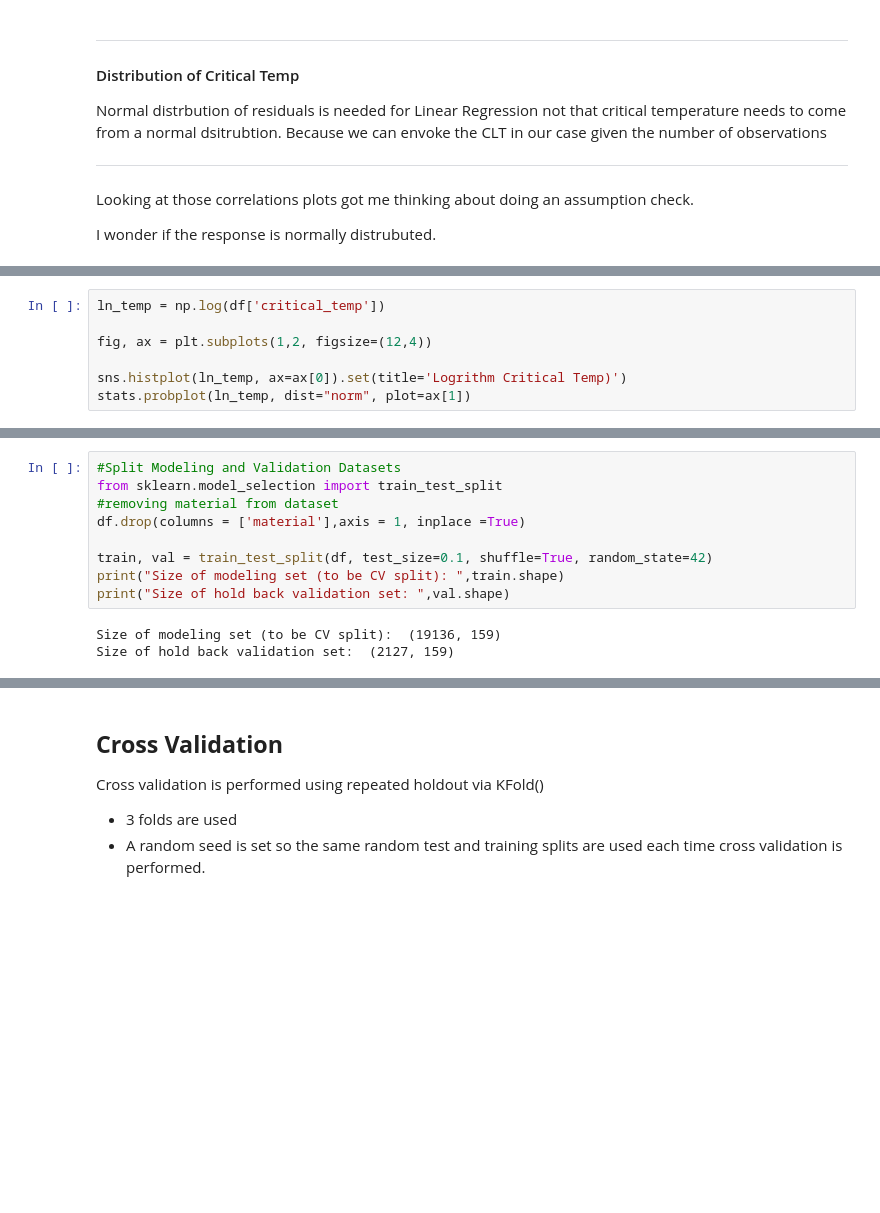
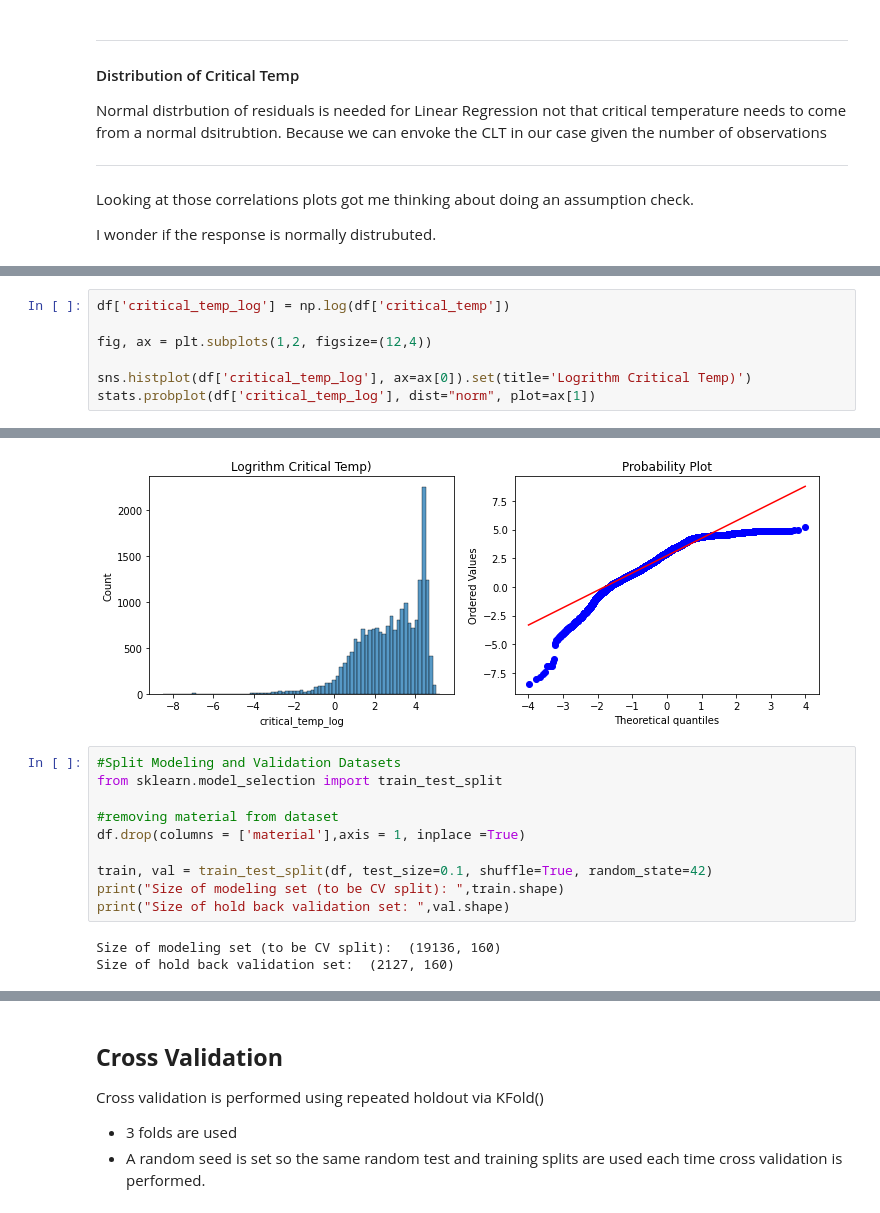
Before and after one commit to JosephLazarus/QTW, a Jupyter notebook: Case Study 1/Case Study 1-simplier.ipynb, the cells around one changed output, grey strips where cells are left out. Drawn from its saved outputs; the diff is of its cells as text; blank space fills up the shorter version.

```diff
--- a/Case Study 1/Case Study 1-simplier.ipynb
+++ b/Case Study 1/Case Study 1-simplier.ipynb
@@ -261,10 +264,10 @@ stats.probplot(df['critical_temp'], dist="norm", plot=ax[1])
 # %%
-ln_temp = np.log(df['critical_temp'])
+df['critical_temp_log'] = np.log(df['critical_temp'])
 
 fig, ax = plt.subplots(1,2, figsize=(12,4))
 
-sns.histplot(ln_temp, ax=ax[0]).set(title='Logrithm Critical Temp)')
-stats.probplot(ln_temp, dist="norm", plot=ax[1])
+sns.histplot(df['critical_temp_log'], ax=ax[0]).set(title='Logrithm Critical Temp)')
+stats.probplot(df['critical_temp_log'], dist="norm", plot=ax[1])
 # %% [output]
 ((array([-3.99316766, -3.77774718, -3.65990182, ...,  3.65990182,
           3.77774718,  3.99316766]),
@@ -274,6 +277,8 @@ stats.probplot(ln_temp, dist="norm", plot=ax[1])
+[figure, added]
 # %%
 #Split Modeling and Validation Datasets
 from sklearn.model_selection import train_test_split
+
 #removing material from dataset
 df.drop(columns = ['material'],axis = 1, inplace =True)
 
@@ -281,5 +286,5 @@ train, val = train_test_split(df, test_size=0.1, shuffle=True, random_state=42)
 print("Size of modeling set (to be CV split): ",train.shape)
 print("Size of hold back validation set: ",val.shape)
 # %% [output]
-Size of modeling set (to be CV split):  (19136, 159)
-Size of hold back validation set:  (2127, 159)
+Size of modeling set (to be CV split):  (19136, 160)
+Size of hold back validation set:  (2127, 160)
```
Also changed, not shown: parts of 38 cells of this notebook.
